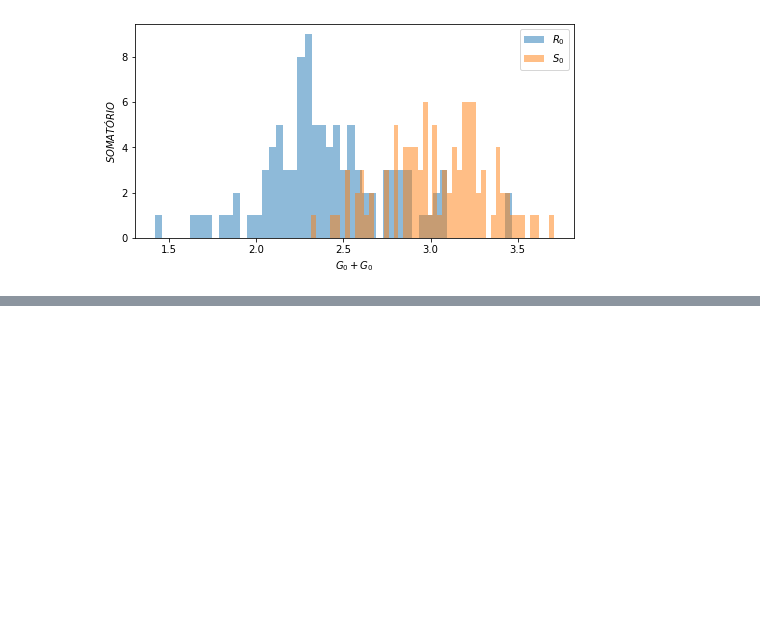
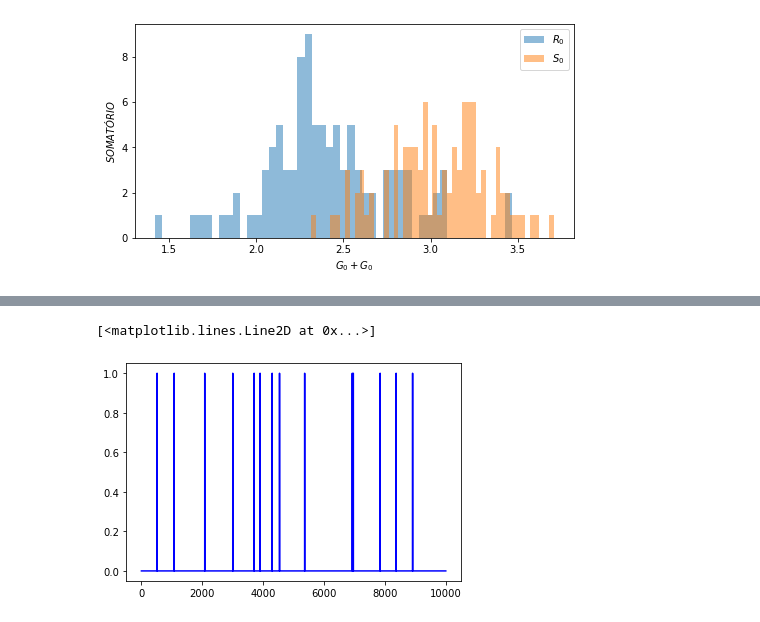
Before and after one commit to wmpjrufg/RASD-ALGORITMOS, a Jupyter notebook: EXAMPLE 5.1 - STRUCTURAL SAFETY ANALYSIS.ipynb, the cells around one changed output, grey strips where cells are left out. Drawn from its saved outputs; the diff is of its cells as text; code cells hidden in the pictures; blank space fills up the shorter version.

```diff
--- a/EXAMPLE 5.1 - STRUCTURAL SAFETY ANALYSIS.ipynb
+++ b/EXAMPLE 5.1 - STRUCTURAL SAFETY ANALYSIS.ipynb
@@ -190,0 +207,5 @@ RASD_PLOT_4(OPCOES_DADOS, OPCOES_GRAFICAS)
+# %%
+plt.plot( pd.Series(range(0,len(RESULTS_TEST[0]['TOTAL RESULTS']))), RESULTS_TEST[0]['TOTAL RESULTS']['I_0'], color='blue')
+# %% [output]
+[<matplotlib.lines.Line2D at 0x...>]
+[figure, added]
```
Also changed, not shown: parts of 11 cells of this notebook, 2 other files.
